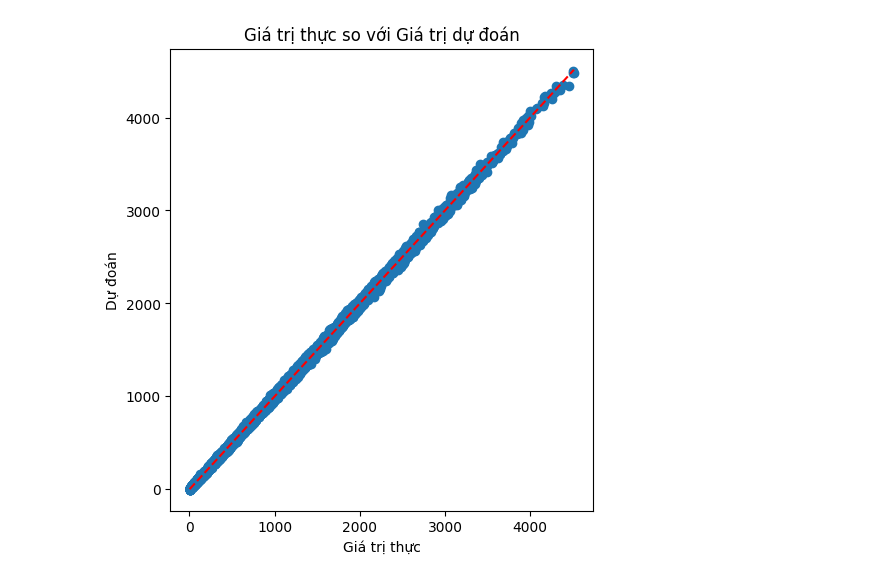
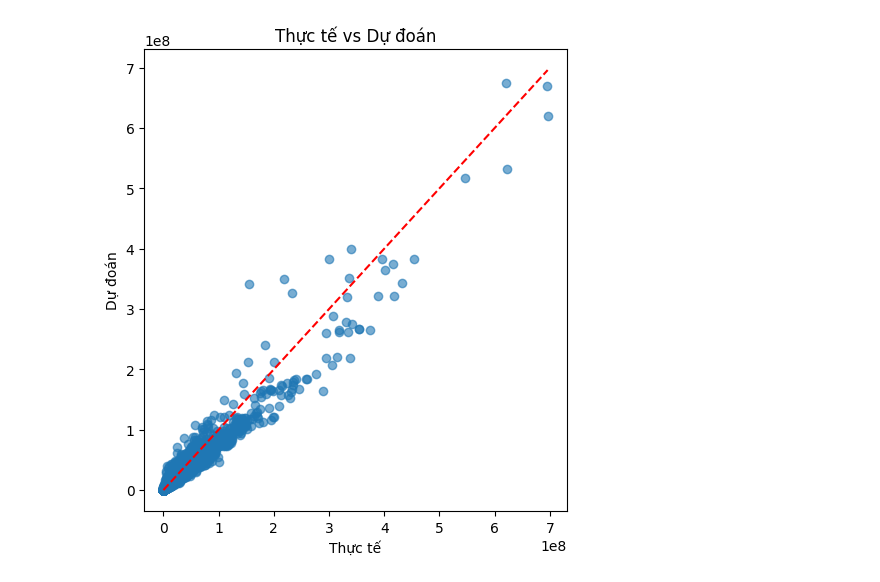
Before and after one commit to KieuOanhUIT/IS403.P23.OnlineSalesData, a Jupyter notebook: Model/XGBoost.ipynb, the cells around one changed output. Saved outputs shown, nothing was run; the diff lists cells and outputs as text; code cells hidden in the pictures.

```diff
--- a/Model/XGBoost.ipynb
+++ b/Model/XGBoost.ipynb
@@ -9,7 +14,7 @@ from sklearn.metrics import mean_absolute_error, mean_squared_error, r2_score
 # %%
 # 1. Đọc dữ liệu
 train_df = pd.read_csv('../Dataset/712/train.csv')
-valid_df = pd.read_csv('../Dataset/712/valid.csv')
+valid_df = pd.read_csv('../Dataset/712/validation.csv')
 test_df = pd.read_csv('../Dataset/712/test.csv')
 
 print("Train:", train_df.shape)
@@ -49,9 +51,10 @@ def preprocess(df, encoders=None, scaler=None, is_train=True):
 
     return X, y, encoders, scaler
 # %%
+# 3. Tiền xử lý
 X_train, y_train, encoders, scaler = preprocess(train_df, is_train=True)
 X_valid, y_valid, _, _ = preprocess(valid_df, encoders, scaler, is_train=False)
-X_test, _, _, _ = preprocess(test_df, encoders, scaler, is_train=False)
+X_test, y_test, _, _ = preprocess(test_df, encoders, scaler, is_train=False)
 # %%
 # Chuyển đổi dữ liệu thành DMatrix cho XGBoost
 train_dmatrix = xgb.DMatrix(X_train, label=y_train)
@@ -122,14 +122,9 @@ print(f"Val MAE: {val_mae:.2f}, Val MSE: {val_mse:.2f}, Val RMSE: {val_rmse:.2f}
 
 # Dự đoán trên tập test
 test_preds = model.predict(test_dmatrix)
-
-# Tính lại cột 'Revenue' cho test_df
-test_df['Revenue'] = test_df['Quantity'] * test_df['UnitPrice'] * (1 - test_df['Discount'])
-
-test_true = test_df['Revenue'].values
-test_mae = mean_absolute_error(test_true, test_preds)
-test_mse = mean_squared_error(test_true, test_preds)
+test_mae = mean_absolute_error(y_test, test_preds)
+test_mse = mean_squared_error(y_test, test_preds)
 test_rmse = np.sqrt(test_mse)
-test_r2 = r2_score(test_true, test_preds)
+test_r2 = r2_score(y_test, test_preds)
 print(f"Test MAE: {test_mae:.2f}, Test MSE: {test_mse:.2f}, Test RMSE: {test_rmse:.2f}, Test R²: {test_r2:.2f}")
 # %% [output]
@@ -138,33 +133,65 @@ Test MAE: 13.52, Test MSE: 365.48, Test RMSE: 19.12, Test R²: 1.00
 # %%
-# Vẽ đồ thị thực tế và dự đoán
+# 9. Vẽ scatter: giá trị thực vs dự đoán
 plt.figure(figsize=(12, 6))
 plt.subplot(1, 2, 1)
-plt.scatter(test_true, test_preds)
-plt.plot([min(test_true), max(test_true)], [min(test_true), max(test_true)], color='red', linestyle='--')
-plt.xlabel('Giá trị thực')
+plt.scatter(y_test, test_preds, alpha=0.6)
+plt.plot([y_test.min(), y_test.max()], [y_test.min(), y_test.max()], color='red', linestyle='--')
+plt.xlabel('Thực tế')
 plt.ylabel('Dự đoán')
-plt.title('Giá trị thực so với Giá trị dự đoán')
+plt.title('Thực tế vs Dự đoán')
 
-# Nhóm dữ liệu theo ngày và vẽ đồ thị doanh thu thực tế và dự đoán
-if 'InvoiceDate' in test_df.columns:
-    test_df['InvoiceDate'] = pd.to_datetime(test_df['InvoiceDate'])
+# 10. Vẽ doanh thu theo ngày
+if 'date' in test_df.columns:
+    test_df['date'] = pd.to_datetime(test_df['date'])
+    test_df['PredictedSales'] = test_preds
+    test_df['ActualSales'] = y_test
 
-    # Dự đoán doanh thu từ mô hình
-    test_df['PredictedRevenue'] = test_preds
+    daily = test_df.groupby(test_df['date'].dt.date).agg({'ActualSales': 'sum', 'PredictedSales': 'sum'}).reset_index()
 
-    # Nhóm dữ liệu theo ngày
-    daily_sales = test_df.groupby(test_df['InvoiceDate'].dt.date).agg({'Revenue': 'sum', 'PredictedRevenue': 'sum'}).reset_index()
-
-    # Vẽ đồ thị doanh thu thực tế và dự đoán theo ngày
     plt.figure(figsize=(14, 7))
-    plt.plot(daily_sales['InvoiceDate'], daily_sales['Revenue'], label='Doanh thu thực tế', color='blue', marker='o')
-    plt.plot(daily_sales['InvoiceDate'], daily_sales['PredictedRevenue'], label='Doanh thu dự đoán', color='red', linestyle='--')
+    plt.plot(daily['date'], daily['ActualSales'], label='Doanh thu thực tế', marker='o')
+    plt.plot(daily['date'], daily['PredictedSales'], label='Doanh thu dự đoán', linestyle='--')
     plt.xlabel('Ngày')
-    plt.ylabel('Doanh thu')
-    plt.title('Doanh thu thực tế và dự đoán theo ngày')
+    plt.ylabel('Tổng doanh thu')
+    plt.title('Doanh thu theo ngày (Thực tế vs Dự đoán)')
+    plt.xticks(rotation=45)
     plt.legend()
-    plt.xticks(rotation=45)
     plt.tight_layout()
     plt.show()
+
+# 11. Dự đoán doanh thu từ ngày cuối cùng trong test_df cho 30 ngày tiếp theo
+last_date = pd.to_datetime(test_df['date']).max()
+
+# Tạo ra một dataframe với ngày mới từ ngày cuối cùng trong test_df
+future_dates = pd.date_range(start=last_date + pd.Timedelta(days=1), periods=30)
+
+# Lấy một hàng mẫu từ cuối test_df để làm cơ sở
+last_sample = test_df.tail(1).copy()
+last_sample['date'] = future_dates[0]
+
+# Lặp qua để dự đoán cho 30 ngày tiếp theo
+future_preds = []
+for date in future_dates:
+    # Cập nhật lại ngày cho mỗi lần dự đoán
+    last_sample['date'] = date
+    X_future, _, _, _ = preprocess(last_sample, encoders, scaler, is_train=False)
+    future_dmatrix = xgb.DMatrix(X_future)
+    future_pred = model.predict(future_dmatrix)
+    future_preds.append(future_pred[0])
+
+# Tạo dataframe với dự đoán
+future_df = pd.DataFrame({'date': future_dates, 'PredictedSales': future_preds})
+
+# Vẽ kết quả dự đoán doanh thu 30 ngày tiếp theo
+plt.figure(figsize=(14, 7))
+plt.plot(future_df['date'], future_df['PredictedSales'], label='Dự đoán doanh thu 30 ngày tới', color='green', marker='o')
+plt.xlabel('Ngày')
+plt.ylabel('Doanh thu dự đoán')
+plt.title('Dự báo doanh thu cho 30 ngày tiếp theo')
+plt.xticks(rotation=45)
+plt.grid(True)
+plt.legend()
+plt.tight_layout()
+plt.show()
 # %% [output]
-[figure, old version]
+[figure, new version]
```
Also changed, not shown: parts of 6 cells of this notebook.
